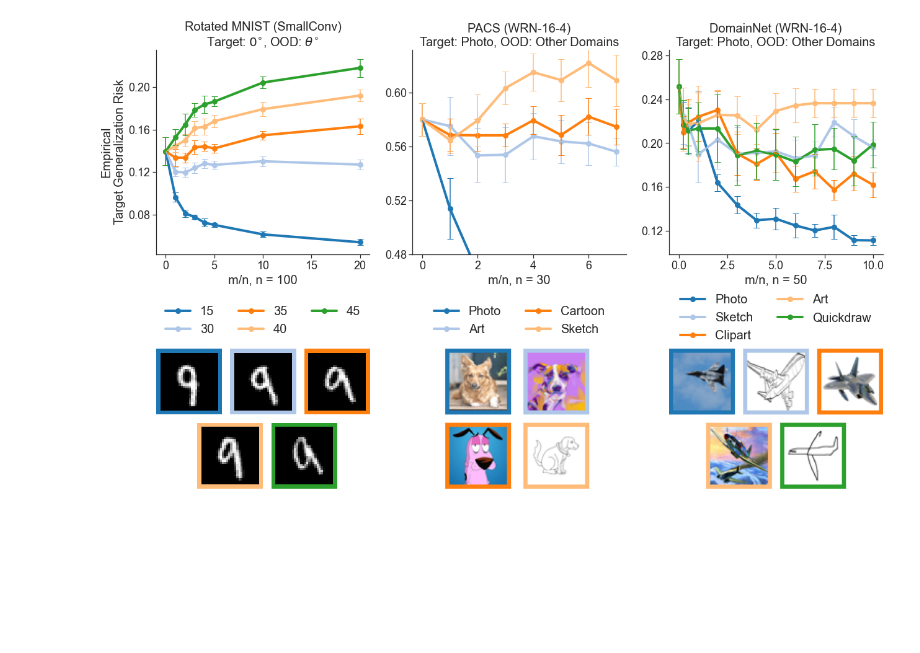
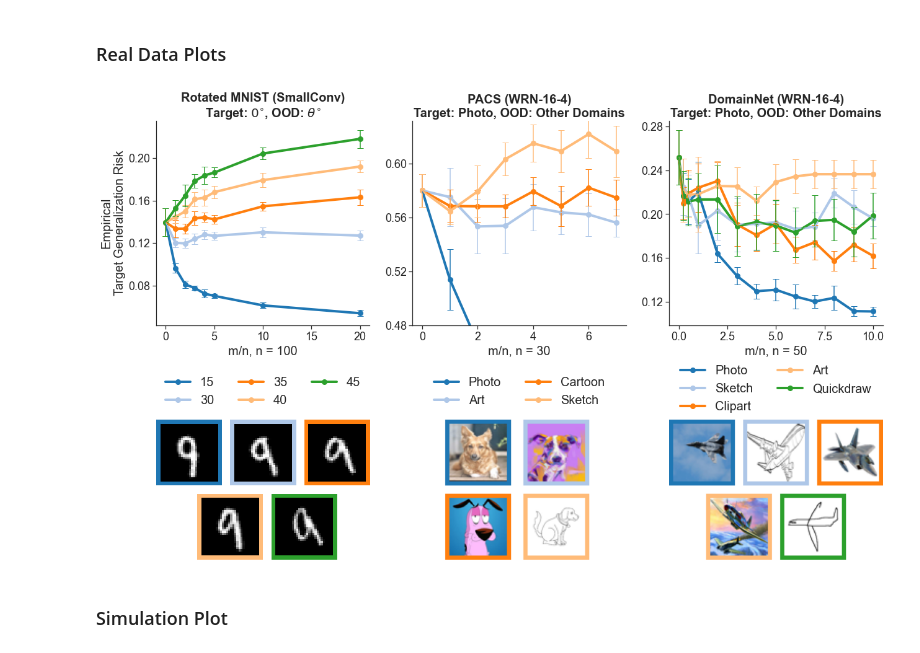
Before and after one commit to neurodata/value-of-ood-data, a Jupyter notebook: notebooks/3-deepnets.ipynb, the cells around one changed output. Drawn from its saved outputs; the diff is of its cells as text; code cells hidden in the pictures; blank space fills up the shorter version.

```diff
--- a/notebooks/3-deepnets.ipynb
+++ b/notebooks/3-deepnets.ipynb
@@ -35,6 +35,8 @@ markersize = 8
 # %%
 df_pacs = pd.read_csv("results/02_pacs.csv")
 dfs_list = [df_mnist, df_pacs]
+# %% [markdown]
+### Real Data Plots
 # %%
 # rotated mnist
 fontsize = 22
@@ -68,7 +70,7 @@ for i, env in enumerate(env_list):
     ax.set_ylabel("Empirical" + "\n" + "Target Generalization Risk", fontsize=fontsize)
 
     ax.set_xlabel("m/n, n = {}".format(n), fontsize=fontsize)
-    ax.set_title(r"Rotated MNIST (SmallConv)" + "\n" + r"Target: $0^{\circ}$, OOD: $\theta^{\circ}$", fontsize=fontsize)
+    ax.set_title(r"Rotated MNIST (SmallConv)" + "\n" + r"Target: $0^{\circ}$, OOD: $\theta^{\circ}$", fontsize=fontsize, fontweight="bold")
 
     ax.tick_params(axis='x', labelsize=labelsize)
     ax.tick_params(axis='y', labelsize=labelsize)
@@ -106,7 +108,7 @@ for i, env in enumerate(env_list):
     ax.set_ylim([0.48, avg_error.max()+0.01])
 
     ax.set_xlabel("m/n, n = {}".format(n), fontsize=fontsize)
-    ax.set_title("PACS (WRN-16-4)" + "\n" + "Target: Photo, OOD: Other Domains", fontsize=fontsize)
+    ax.set_title("PACS (WRN-16-4)" + "\n" + "Target: Photo, OOD: Other Domains", fontsize=fontsize, fontweight="bold")
 
     ax.tick_params(axis='x', labelsize=labelsize)
     ax.tick_params(axis='y', labelsize=labelsize)
@@ -142,7 +144,7 @@ for i, env in enumerate(env_list):
     ax.errorbar(m_n, avg_error, yerr=ci, color=cmap[i], solid_capstyle='projecting', capsize=5)
 
     ax.set_xlabel("m/n, n = {}".format(n), fontsize=fontsize)
-    ax.set_title("DomainNet (WRN-16-4)" + "\n" + "Target: Photo, OOD: Other Domains", fontsize=fontsize)
+    ax.set_title("DomainNet (WRN-16-4)" + "\n" + "Target: Photo, OOD: Other Domains", fontsize=fontsize, fontweight="bold")
 
     ax.tick_params(axis='x', labelsize=labelsize)
     ax.tick_params(axis='y', labelsize=labelsize)
@@ -197,32 +199,32 @@ ax = axes[1][2]
 ax.grid(False)
 
 loc_list = [(0,0), (72, 0), (144, 0), (36, 72), (108, 72)]
 env_list =  ["P", "S", "C", "A", "Q"]
 cmap = [plt.cm.tab20(i) for i in range(len(env_list))]
 collage = Image.fromarray(255*np.ones((136,208,3),dtype="uint8"), mode="RGB")
 for i, env in enumerate(env_list):
     pad = np.zeros((64, 64, 3))
     pad[:, :, 0] = cmap[i][0]
     pad[:, :, 1] = cmap[i][1]
     pad[:, :, 2] = cmap[i][2]
     pad = np.array(255*pad, dtype="uint8")
     pad = Image.fromarray(pad, mode="RGB")
     im = Image.open("figures/domainnet/{}.png".format(env))
     im = im.resize((56, 56))
     pad.paste(im, (4, 4))
     collage.paste(pad, loc_list[i])
 ax.imshow(collage)
 ax.axis('off')
 
 # left  = 0.125  # the left side of the subplots of the figure
 # right = 0.9    # the right side of the subplots of the figure
 # bottom = 0.1   # the bottom of the subplots of the figure
 # top = 0.9      # the top of the subplots of the figure
 # wspace = 0.4   # the amount of width reserved for blank space between subplots
 # hspace = 0.2   # the amount of height reserved for white space between subplots
 plt.subplots_adjust(wspace=0.2, hspace=0.30)
 
 plt.show()
 # %% [output]
-[figure, old version]
+[figure, new version]
 # %%
@@ -229,0 +232,2 @@ fig.savefig("../paper/figs/8-summary-plot.pdf", bbox_inches="tight")
+# %% [markdown]
+### Simulation Plot
```
Also changed, not shown: parts of 30 cells of this notebook.
